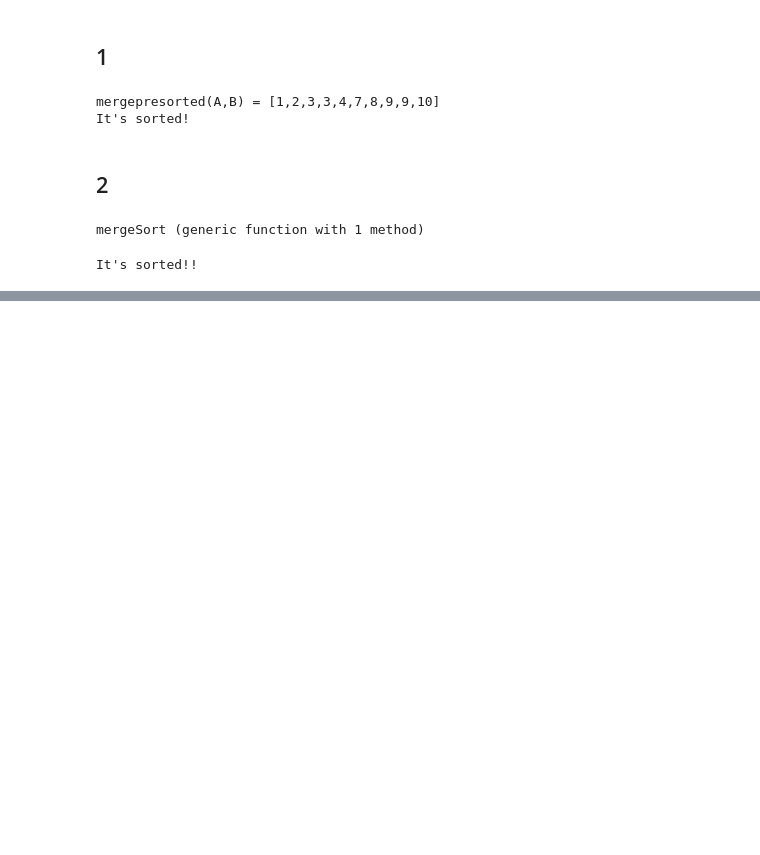
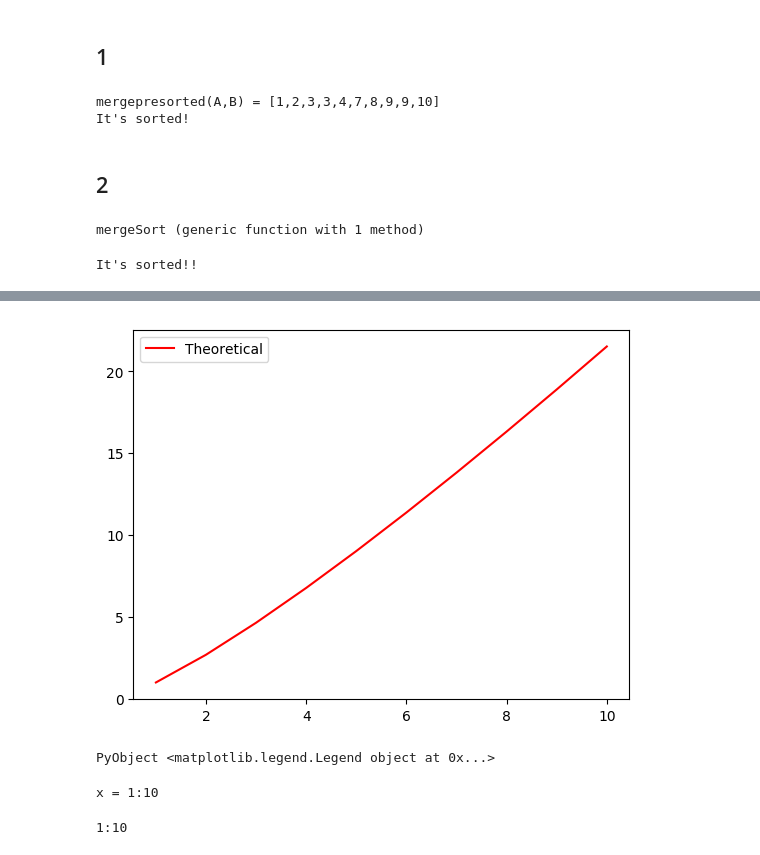
Before and after one commit to dominusmi/MA943, a Jupyter notebook: workbook1.ipynb, the cells around one changed output, grey strips where cells are left out. Drawn from its saved outputs; the diff is of its cells as text; code cells hidden in the pictures; blank space fills up the shorter version.

```diff
--- a/workbook1.ipynb
+++ b/workbook1.ipynb
@@ -234,7 +237,7 @@ The initial condition comes from the fact that a 1-array is already sorted by de
 
 ## 8
 # %%
-N=20
+N=10
 
 # Compilation step, ignore this
 @timed mergeSort([1,2,3,4])
@@ -250,5 +253,14 @@ end
 # %%
 x = 1:N
 y = x.*(1+log.(x)/2)
-plt[:plot](times, color="blue")
-plt[:plot](x,y, color="red")
+# plt[:plot](times, color="blue", label="Empirical")
+plt[:plot](x,y, color="red", label="Theoretical")
+plt[:legend]()
+# %% [output]
+[figure, added]
+PyObject <matplotlib.legend.Legend object at 0x...>
+# %%
+@show x
+# %% [output]
+x = 1:10
+1:10
```
Also changed, not shown: parts of 3 cells of this notebook, 1 other file.
